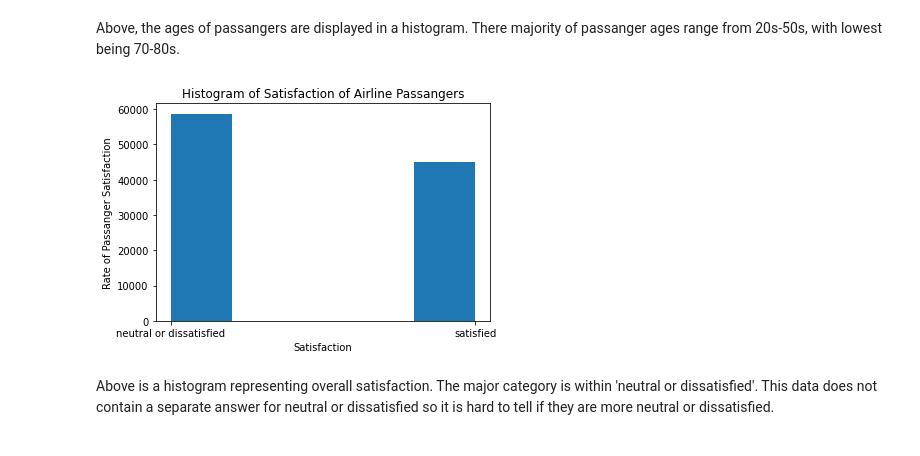
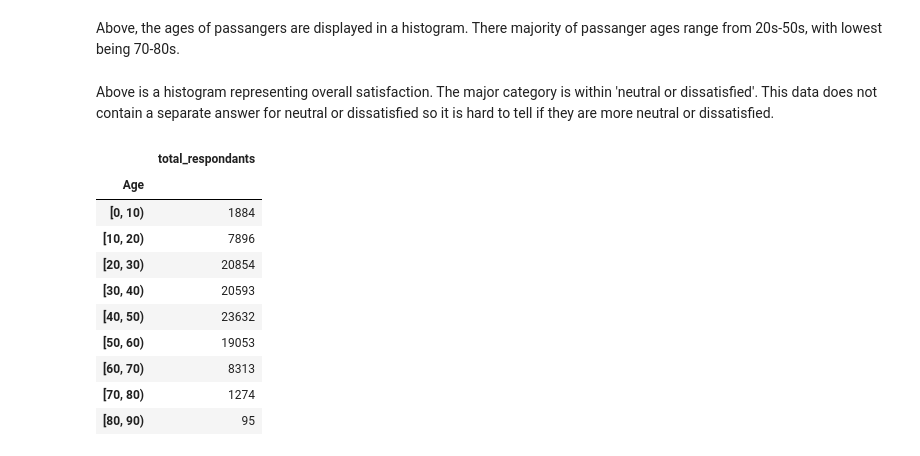
Before and after one commit to pemiran1/Capstone-Two-Airline-Satisfaction-Project, a Jupyter notebook: airline-project.ipynb, the cells around one changed output. Saved outputs shown, nothing was run; the diff lists cells and outputs as text; code cells hidden in the pictures.

```diff
--- a/airline-project.ipynb
+++ b/airline-project.ipynb
@@ -475,12 +473,10 @@ plt.show()
 # %% [markdown]
 Above, the ages of passangers are displayed in a histogram. There majority of passanger ages range from 20s-50s, with lowest being 70-80s.
 # %%
-plt.hist(airline_data['satisfaction'], bins = 5)
-plt.title('Histogram of Satisfaction of Airline Passangers')
-plt.xlabel('Satisfaction')
-plt.ylabel('Rate of Passanger Satisfaction')
-plt.show()
+# plt.hist(airline_data['satisfaction'], bins = 5)
+# plt.title('Histogram of Satisfaction of Airline Passangers')
+# plt.xlabel('Satisfaction')
+# plt.ylabel('Rate of Passanger Satisfaction')
+# plt.show()
-# %% [output]
-[figure, removed]
 # %% [markdown]
 Above is a histogram representing overall satisfaction. The major category is within 'neutral or dissatisfied'. This data does not contain a separate answer for neutral or dissatisfied so it is hard to tell if they are more neutral or dissatisfied.
@@ -486,0 +485,20 @@ Above is a histogram representing overall satisfaction. The major category is wi
+# %%
+import pandas as pd
+
+sat_by_age = airline_data[['Age', 'satisfaction']]\
+    .groupby(pd.cut(airline_data['Age'], [0, 10, 20, 30, 40, 50, 60, 70, 80, 90], right = False))[['satisfaction']].count()\
+    .rename({'satisfaction': 'total_respondants'}, axis = 'columns')
+
+sat_by_age
+# %% [output]
+|  | total_respondants |
+| Age |  |
+| [0, 10) | 1884 |
+| [10, 20) | 7896 |
+| [20, 30) | 20854 |
+| [30, 40) | 20593 |
+| [40, 50) | 23632 |
+| [50, 60) | 19053 |
+| [60, 70) | 8313 |
+| [70, 80) | 1274 |
+| [80, 90) | 95 |
```
Also changed, not shown: parts of 5 cells of this notebook.
